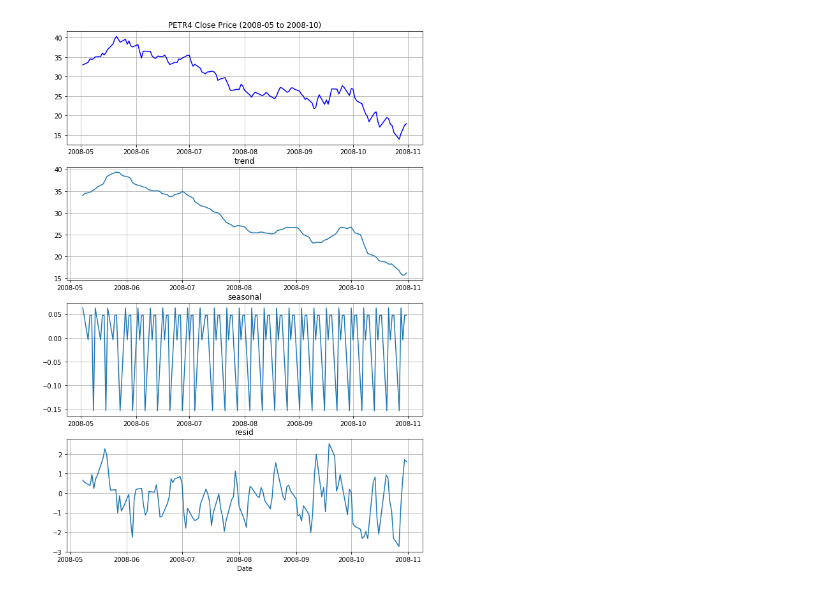
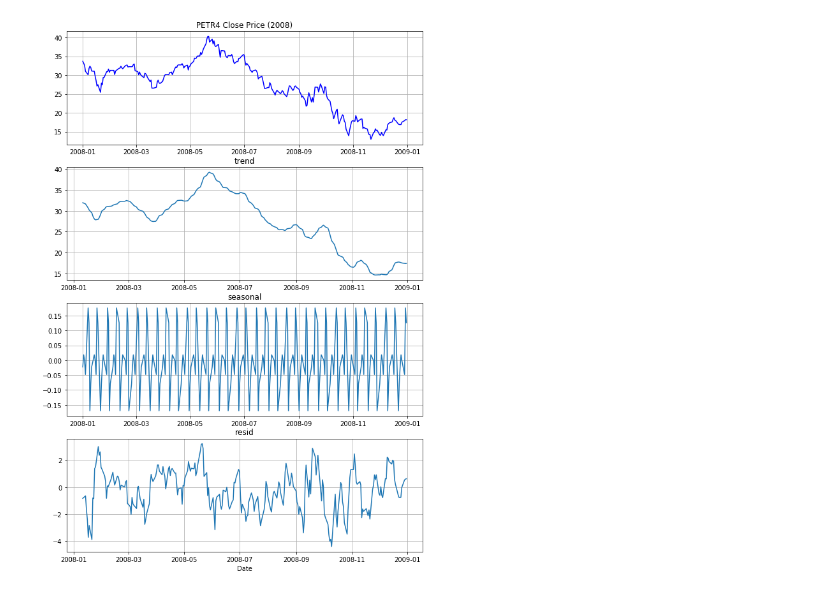
Before and after one commit to danilofrp/neural-stocks, a Jupyter notebook: notebooks/PreProcessing.ipynb, the cells around one changed output. Saved outputs shown, nothing was run; the diff lists cells and outputs as text; code cells hidden in the pictures.

```diff
--- a/notebooks/PreProcessing.ipynb
+++ b/notebooks/PreProcessing.ipynb
@@ -90,7 +102,7 @@ assetType = 'stocks'
 asset = 'PETR4'
 frequency = 'diario'
 
-df = acquireData(dataPath, assetType, asset, frequency, replicateForHolidays = False)
+df = acquireData(dataPath, assetType, asset, frequency, replicateForHolidays = True)
 # %%
 %matplotlib inline
 
@@ -100,7 +117,7 @@ plot_returnSeries(df, asset, '2008', '2008')
 # %%
 %matplotlib inline
 #%matplotlib tk
 
-plot_seasonalDecompose((asset + ' Close Price (2008-05 to 2008-10)'), df, 'Close', '2008-05', '2008-10', 5)
+plot_seasonalDecompose((asset + ' Close Price (2008)'), df, 'Close', initialDate='2008', finalDate='2008', frequency=8)
 # %% [output]
-[figure, old version]
+[figure, new version]
```
Also changed, not shown: parts of 3 cells of this notebook, 1 other file.
